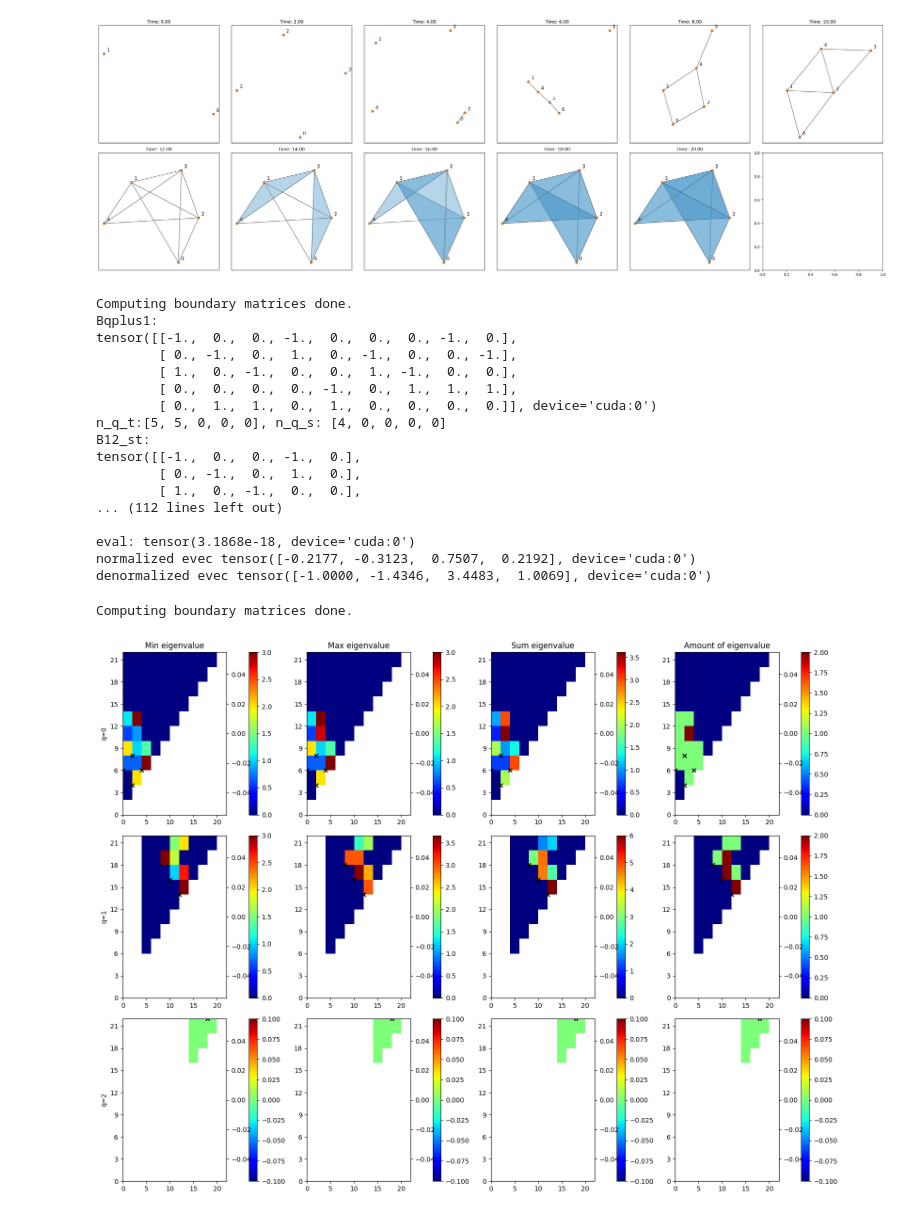
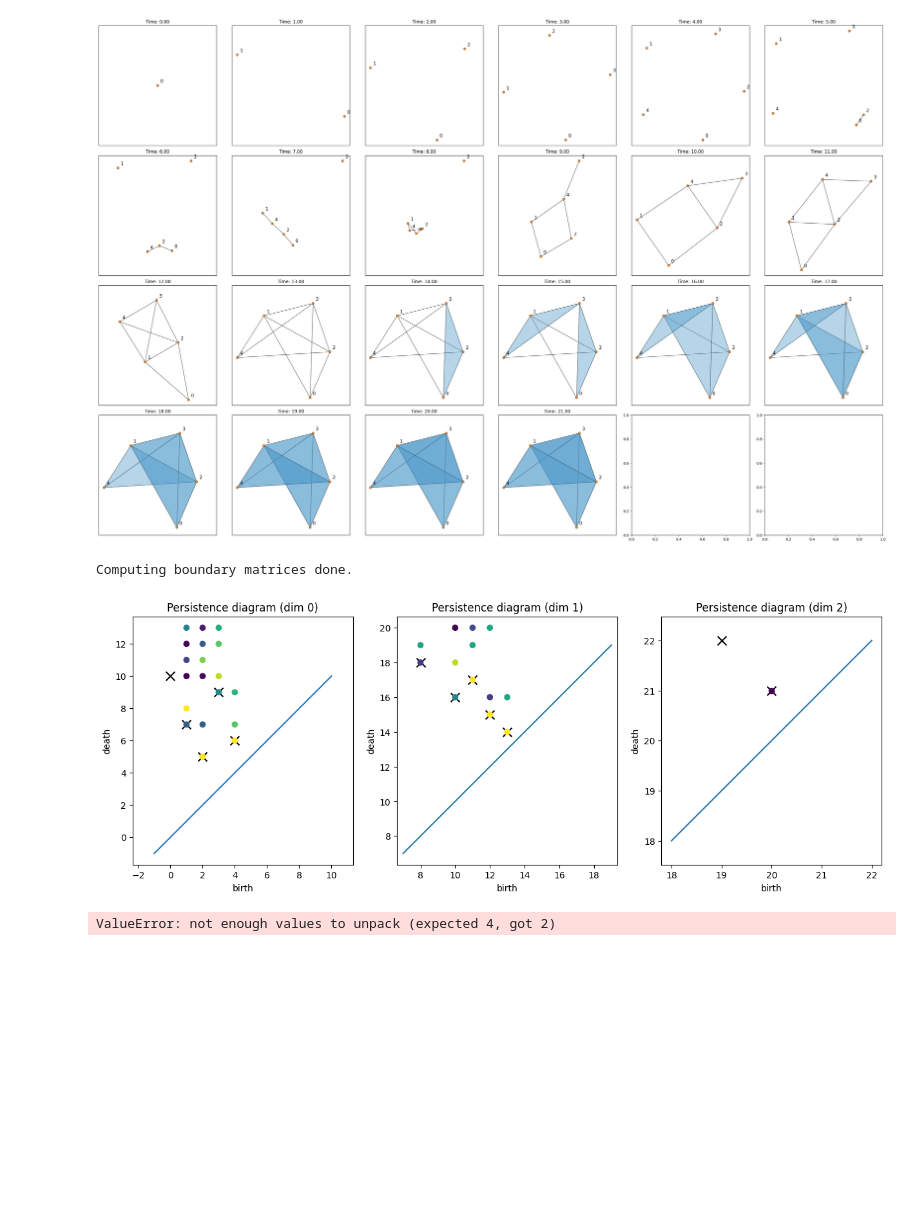
Before and after one commit to siroj99/Master_thesis, a Jupyter notebook: code/laplacians_torch.ipynb, the cells around one changed output. Cells and saved outputs as stored; diff of their text form; code cells hidden in the pictures; blank space fills up the shorter version.

```diff
--- a/code/laplacians_torch.ipynb
+++ b/code/laplacians_torch.ipynb
@@ -95,16 +95,16 @@ simplices = [([0], 0), ([1], 1), ([2], 2), ([3], 3), ([1,0], 4), ([0,3], 5), ([1
 # simplices = [([0],0), ([1], 1), ([0,1], 1), ([2], 2), ([0,2], 2), ([1,2], 2), ([3], 3), ([0,3], 3), ([1,3], 3), ([2,3], 3), ([0,2,3], 4), ([1,2,3], 5), ([0,1,2], 6), ([0,1,3], 7)]
 
 # 2 dimension 2 features
-# simplices = [([0], 0), ([1], 1), ([2], 2), ([3], 3), ([4], 4), ([0,2], 5),
-#              ([2,4], 6), ([1,4], 7), ([0,1], 8), ([3,4], 9), ([2,3], 10), ([1,2], 11),
-#              ([1,3], 12), ([0,3], 13), ([0,2,3], 14), ([1,3,4], 15), ([0,1,3], 16), ([0,1,2], 17),
-#              ([2,3,4], 18), ([1,2,4], 19), ([1,2,3], 20), ([0,1,2,3], 21)]
+simplices = [([0], 0), ([1], 1), ([2], 2), ([3], 3), ([4], 4), ([0,2], 5),
+             ([2,4], 6), ([1,4], 7), ([0,1], 8), ([3,4], 9), ([2,3], 10), ([1,2], 11),
+             ([1,3], 12), ([0,3], 13), ([0,2,3], 14), ([1,3,4], 15), ([0,1,3], 16), ([0,1,2], 17),
+             ([2,3,4], 18), ([1,2,4], 19), ([1,2,3], 20), ([0,1,2,3], 21)]
 
 # Fewer timesteps
-simplices = [([0], 0), ([1], 0), ([2], 2), ([3], 2), ([4], 4), ([0,2], 4),
-             ([2,4], 6), ([1,4], 6), ([0,1], 8), ([3,4], 8), ([2,3], 10), ([1,2], 10),
-             ([1,3], 12), ([0,3], 12), ([0,2,3], 14), ([1,3,4], 14), ([0,1,3], 16), ([0,1,2], 16),
-             ([2,3,4], 18), ([1,2,4], 18), ([1,2,3], 20), ([0,1,2,3], 20)]
+# simplices = [([0], 0), ([1], 0), ([2], 2), ([3], 2), ([4], 4), ([0,2], 4),
+#              ([2,4], 6), ([1,4], 6), ([0,1], 8), ([3,4], 8), ([2,3], 10), ([1,2], 10),
+#              ([1,3], 12), ([0,3], 12), ([0,2,3], 14), ([1,3,4], 14), ([0,1,3], 16), ([0,1,2], 16),
+#              ([2,3,4], 18), ([1,2,4], 18), ([1,2,3], 20), ([0,1,2,3], 20)]
 
 # NOT 2 eigenvalues
 # simplices = [([0], 0), ([1], 1), ([2], 2), ([0,2], 4), ([0,1], 4),  ([1,2], 3)]
@@ -129,36 +129,36 @@ x4 = 5
 overlap = 3
 # Three cycles added in order x->y->z, with x and z not connected.
 # simplices = create_cycle(x) + create_cycle(y, start_n=x, overlap=overlap, overlap_start=x-overlap) + create_cycle(z, start_n=x+y-overlap, overlap=overlap, overlap_start=x+y-2*overlap)
 # Three cycles added with all of them connecting on overlap vertices.
 # simplices = create_cycle(x) + create_cycle(y, start_n=x, overlap=overlap) + create_cycle(z, start_n=x+y-overlap, overlap=overlap)
 # simplices = create_cycle(x) + create_cycle(y, start_n=x, overlap=overlap) + create_cycle(z, start_n=x+y-overlap, overlap=overlap)+ create_cycle(x4, start_n=x+y+z-2*overlap, overlap=overlap)
 # simplices.append(([7], 0))
 # simplices.append(([6,7], 1))
 # simplices = create_cycle(7)
 # simplices.append(([10], 2))
 # simplices.append(([0,2], 2))
 # simplices.append(([0,1,2], 2))
 # simplices.append(([0,3], 3))
 # simplices.append(([0,2,3], 3))
 # print(simplices)
 
-f = d.Filtration()
+f = dio.Filtration()
 for vertices, time in simplices:
-    f.append(d.Simplex(vertices, time))
+    f.append(dio.Simplex(vertices, time))
 
 draw_filtration(f)
 
 # Drawing graph
 # G = nx.Graph()
 # f.sort()
 # for s in f:
 #     if s.dimension() == 0:
 #         G.add_node(s[0])
 #     elif s.dimension() == 1:
 #         G.add_edge(s[0], s[1])
 # nx.draw_planar(G, with_labels=True)
 # %% [output]
-[figure, old version]
+[figure, new version]
 # %%
 def Laplacian_fun(B22_st, B22_stm1, B22_sm1t, B22_sm1tm1, eye):
     # return B22_stm1@B22_sm1t@(eye-B22_st)@B22_sm1t
@@ -182,36 +182,8 @@ def Laplacian_fun(B22_st, B22_stm1, B22_sm1t, B22_sm1tm1, eye):
 
     # return B22_sm1t - B22_st
 
-cross_Lap = calc_cross(f, 0, 2, 8, verb=True, Laplacian_fun = Laplacian_fun)
-print(f"Cross_Lap\n{torch.round(cross_Lap, decimals=5)}")
-evals, evecs = torch.linalg.eig(cross_Lap)
-for i, eval in enumerate(evals.real):
-    # if np.abs(eval) > 1e-8:
-    print("eval:", eval)
-    evec = evecs[:,i].real
-    print("normalized evec", torch.round(evec, decimals=5))
-    print("denormalized evec",torch.round(evec/torch.min(torch.abs(evec[torch.abs(evec) > 1e-8])),decimals=5))
-    print()
+eigenvalues, relevant_times, fig, ax = plot_Laplacian_new_eigenvalues(f, lambda x: 1, max_dim =2, plot_diagram= True, plot_types=["Min", "Max", "Sum", "Amount of"], Laplacian_fun= Laplacian_fun, method="less_memory", plot_args_diag={"c": "black", "alpha": 1, "marker": "x"}, plot_type_to_fun={"Amount of": len}, integer_time_steps=True)
 # %% [output]
 Computing boundary matrices done.
-Bqplus1:
-tensor([[-1.,  0.,  0., -1.,  0.,  0.,  0., -1.,  0.],
-        [ 0., -1.,  0.,  1.,  0., -1.,  0.,  0., -1.],
-        [ 1.,  0., -1.,  0.,  0.,  1., -1.,  0.,  0.],
-        [ 0.,  0.,  0.,  0., -1.,  0.,  1.,  1.,  1.],
-        [ 0.,  1.,  1.,  0.,  1.,  0.,  0.,  0.,  0.]], device='cuda:0')
-n_q_t:[5, 5, 0, 0, 0], n_q_s: [4, 0, 0, 0, 0]
-B12_st:
-tensor([[-1.,  0.,  0., -1.,  0.],
-        [ 0., -1.,  0.,  1.,  0.],
-        [ 1.,  0., -1.,  0.,  0.],
-... (112 lines left out)
-
-eval: tensor(3.1868e-18, device='cuda:0')
-normalized evec tensor([-0.2177, -0.3123,  0.7507,  0.2192], device='cuda:0')
-denormalized evec tensor([-1.0000, -1.4346,  3.4483,  1.0069], device='cuda:0')
+[figure, added]
+ValueError: not enough values to unpack (expected 4, got 2)
-# %%
-eigenvalues, relevant_times, fig, ax = plot_Laplacian_new_eigenvalues(f, lambda x: 1, max_dim =2, plot_types=["Min", "Max", "Sum", "Amount of"], Laplacian_fun= Laplacian_fun, method="less_memory", plot_args_diag={"c": "black", "alpha": 1, "marker": "x"}, plot_type_to_fun={"Amount of": len}, integer_time_steps=True, device="cpu")
-# %% [output]
-Computing boundary matrices done.
-[figure, removed]
```
Also changed, not shown: parts of 9 cells of this notebook, 10 other files.
